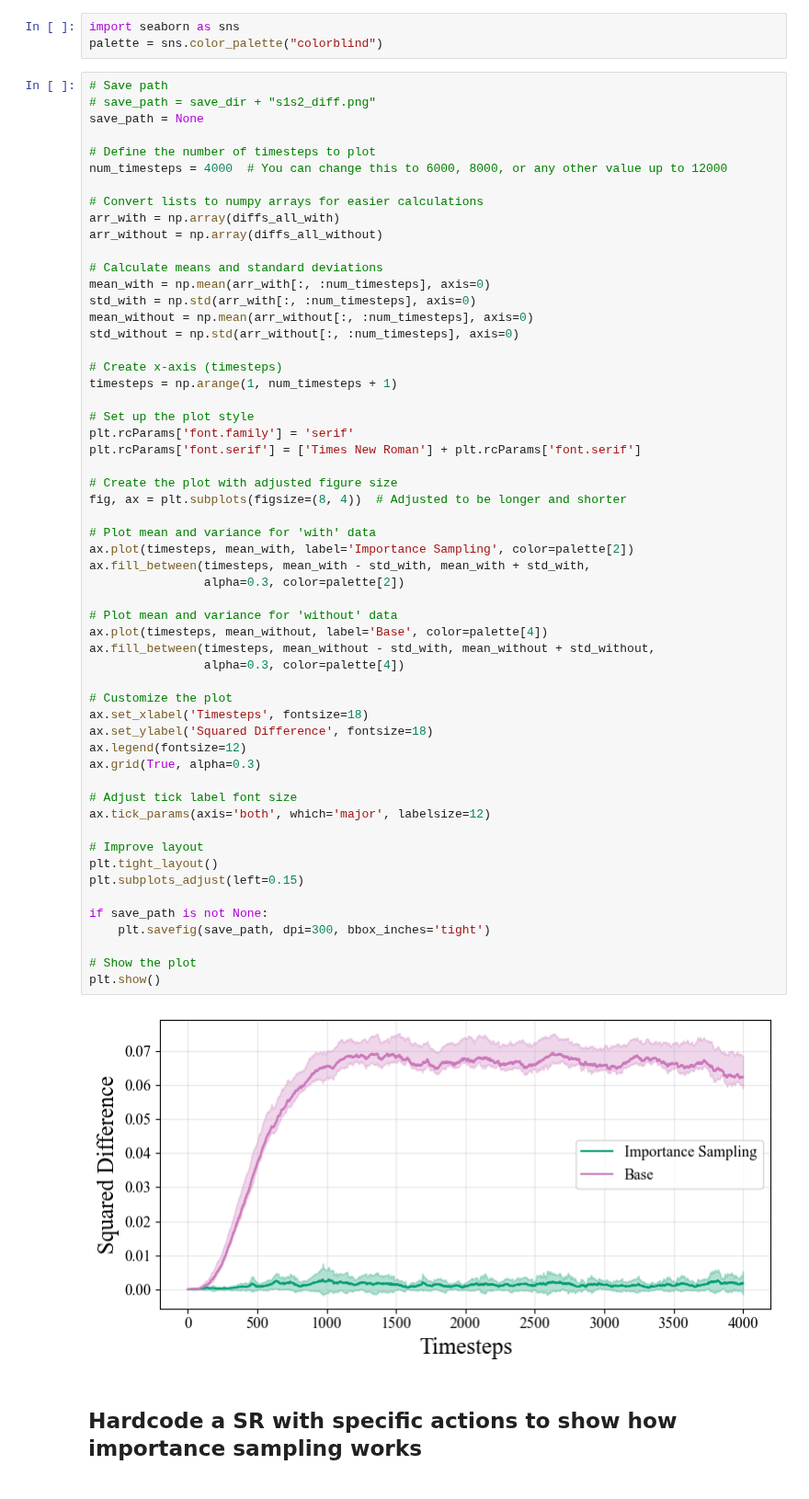
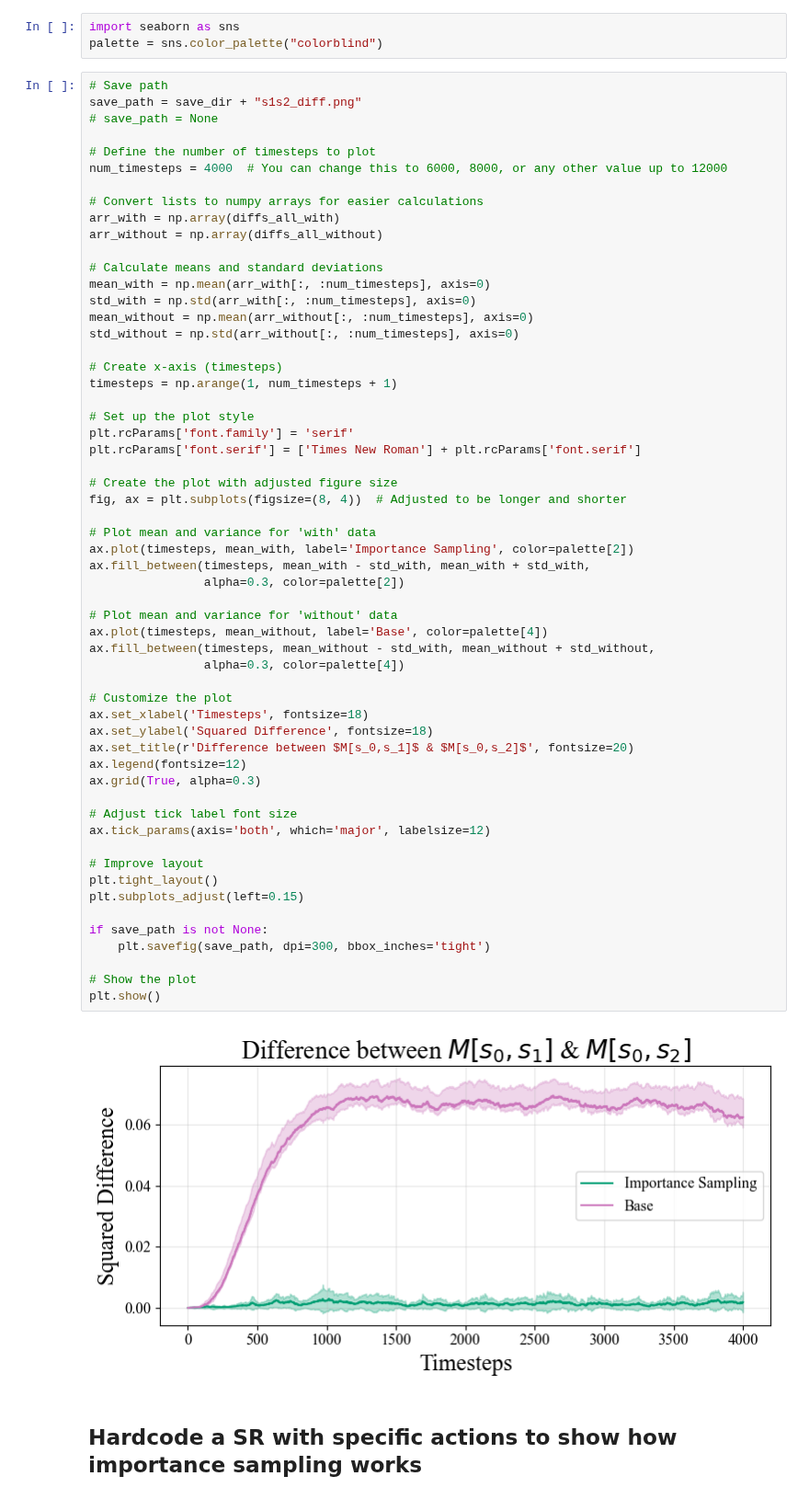
Before and after one commit to ArminBaz/SR-IS, a Jupyter notebook: src/occupancy_map.ipynb, the cells around one changed output. Shown at 92% size. Cells and saved outputs as stored; diff of their text form.

Commit message:
updated figure to include title

```diff
--- a/src/occupancy_map.ipynb
+++ b/src/occupancy_map.ipynb
@@ -160,8 +160,8 @@ import seaborn as sns
 palette = sns.color_palette("colorblind")
 # %%
 # Save path
-# save_path = save_dir + "s1s2_diff.png"
-save_path = None
+save_path = save_dir + "s1s2_diff.png"
+# save_path = None
 
 # Define the number of timesteps to plot
 num_timesteps = 4000  # You can change this to 6000, 8000, or any other value up to 12000
@@ -188,34 +188,35 @@ fig, ax = plt.subplots(figsize=(8, 4))  # Adjusted to be longer and shorter
 
 # Plot mean and variance for 'with' data
 ax.plot(timesteps, mean_with, label='Importance Sampling', color=palette[2])
 ax.fill_between(timesteps, mean_with - std_with, mean_with + std_with,
                 alpha=0.3, color=palette[2])
 
 # Plot mean and variance for 'without' data
 ax.plot(timesteps, mean_without, label='Base', color=palette[4])
 ax.fill_between(timesteps, mean_without - std_with, mean_without + std_without,
                 alpha=0.3, color=palette[4])
 
 # Customize the plot
 ax.set_xlabel('Timesteps', fontsize=18)
 ax.set_ylabel('Squared Difference', fontsize=18)
+ax.set_title(r'Difference between $M[s_0,s_1]$ & $M[s_0,s_2]$', fontsize=20)
 ax.legend(fontsize=12)
 ax.grid(True, alpha=0.3)
 
 # Adjust tick label font size
 ax.tick_params(axis='both', which='major', labelsize=12)
 
 # Improve layout
 plt.tight_layout()
 plt.subplots_adjust(left=0.15)
 
 if save_path is not None:
     plt.savefig(save_path, dpi=300, bbox_inches='tight')
 
 # Show the plot
 plt.show()
 # %% [output]
-[figure, old version]
+[figure, new version]
 # %% [markdown]
 ## Hardcode a SR with specific actions to show how importance sampling works
 # %% [markdown]
```
